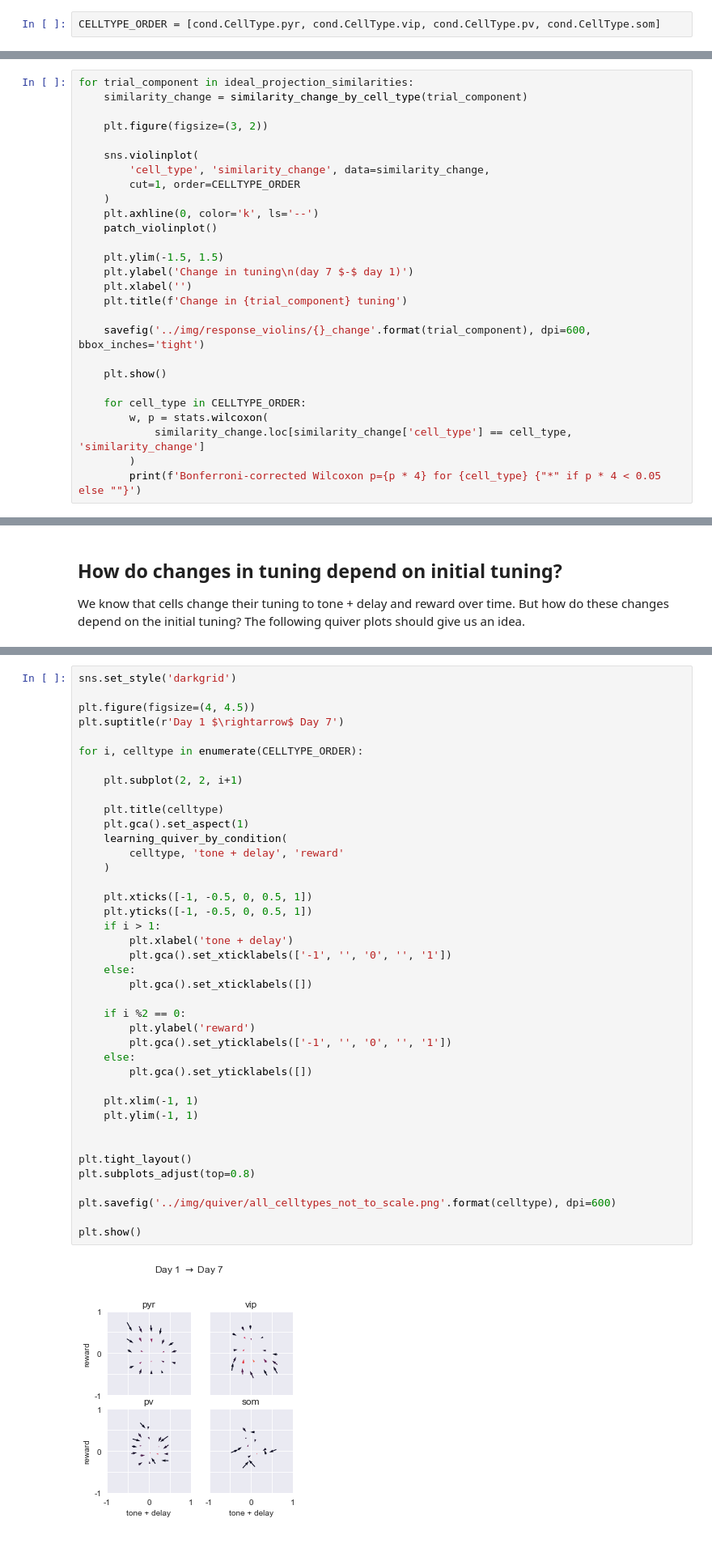
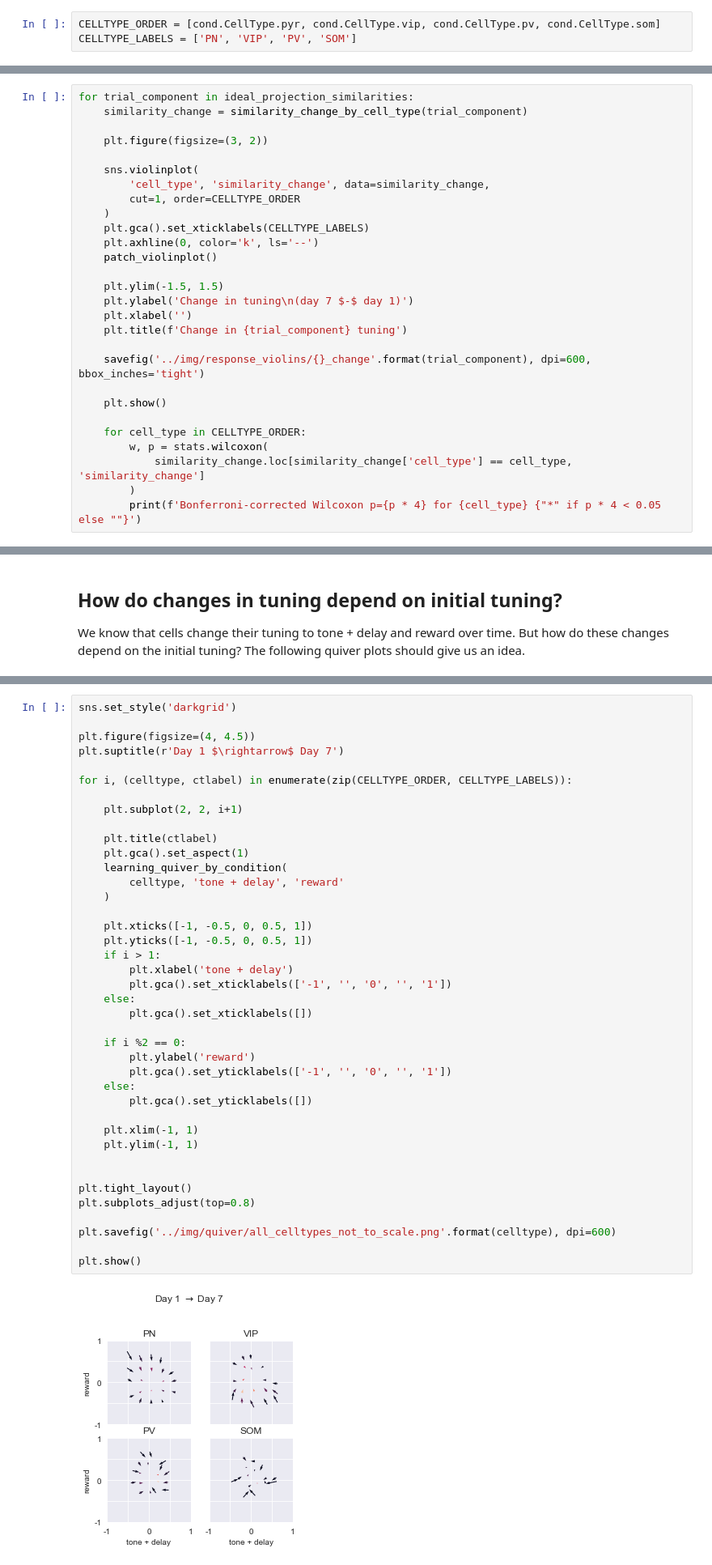
Before and after one commit to nauralcodinglab/interneuron-reward, a Jupyter notebook: notebooks/evolving_trial_structure_projections.ipynb, the cells around one changed output, grey strips where cells are left out. Shown: that part at 81% size. Drawn from its saved outputs; the diff is of its cells as text.

```diff
--- a/notebooks/evolving_trial_structure_projections.ipynb
+++ b/notebooks/evolving_trial_structure_projections.ipynb
@@ -178,6 +178,7 @@ def patch_violinplot():
         violin.set_linewidth(0.5)
 # %%
 CELLTYPE_ORDER = [cond.CellType.pyr, cond.CellType.vip, cond.CellType.pv, cond.CellType.som]
+CELLTYPE_LABELS = ['PN', 'VIP', 'PV', 'SOM']
 # %%
 for key in ideal_projection_similarities:
     plt.figure(figsize=(4, 2))
@@ -247,6 +249,7 @@ for trial_component in ideal_projection_similarities:
         'cell_type', 'similarity_change', data=similarity_change,
         cut=1, order=CELLTYPE_ORDER
     )
+    plt.gca().set_xticklabels(CELLTYPE_LABELS)
     plt.axhline(0, color='k', ls='--')
     patch_violinplot()
 
@@ -377,42 +380,42 @@ sns.set_style('darkgrid')
 plt.figure(figsize=(4, 4.5))
 plt.suptitle(r'Day 1 $\rightarrow$ Day 7')
 
-for i, celltype in enumerate(CELLTYPE_ORDER):
+for i, (celltype, ctlabel) in enumerate(zip(CELLTYPE_ORDER, CELLTYPE_LABELS)):
 
     plt.subplot(2, 2, i+1)
 
-    plt.title(celltype)
+    plt.title(ctlabel)
     plt.gca().set_aspect(1)
     learning_quiver_by_condition(
         celltype, 'tone + delay', 'reward'
     )
 
     plt.xticks([-1, -0.5, 0, 0.5, 1])
     plt.yticks([-1, -0.5, 0, 0.5, 1])
     if i > 1:
         plt.xlabel('tone + delay')
         plt.gca().set_xticklabels(['-1', '', '0', '', '1'])
     else:
         plt.gca().set_xticklabels([])
 
     if i %2 == 0:
         plt.ylabel('reward')
         plt.gca().set_yticklabels(['-1', '', '0', '', '1'])
     else:
         plt.gca().set_yticklabels([])
 
     plt.xlim(-1, 1)
     plt.ylim(-1, 1)
 
 
 plt.tight_layout()
 plt.subplots_adjust(top=0.8)
 
 plt.savefig('../img/quiver/all_celltypes_not_to_scale.png'.format(celltype), dpi=600)
 
 plt.show()
 # %% [output]
-[figure, old version]
+[figure, new version]
 # %% [markdown]
 Arrows are rooted at the average initial tuning for a group of cells (i.e., tuning on day 1) and point toward the final tuning (day 7). Longer arrows indicate a bigger change in tuning. Lighter arrows indicate tuning bins with more cells.
 
```
Also changed, not shown: parts of 6 cells of this notebook.
